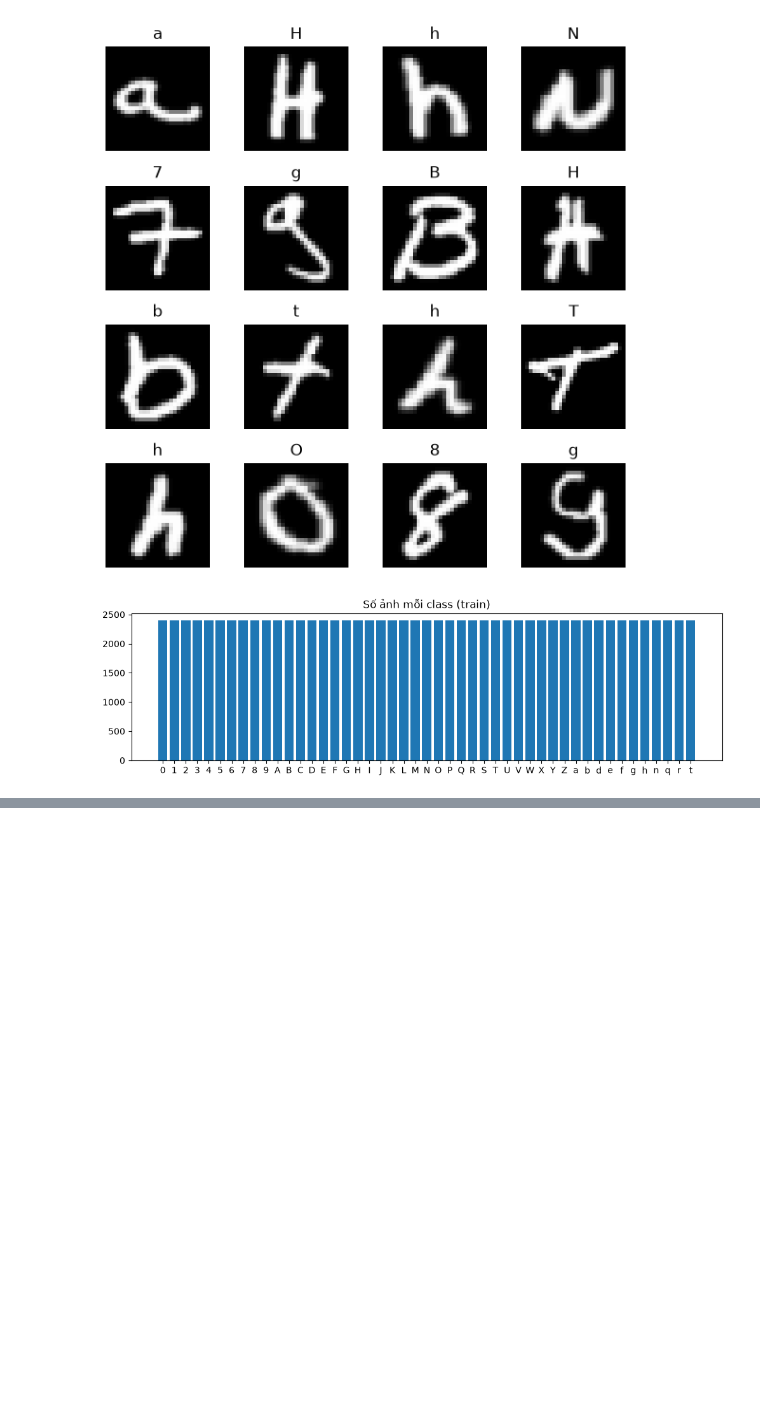
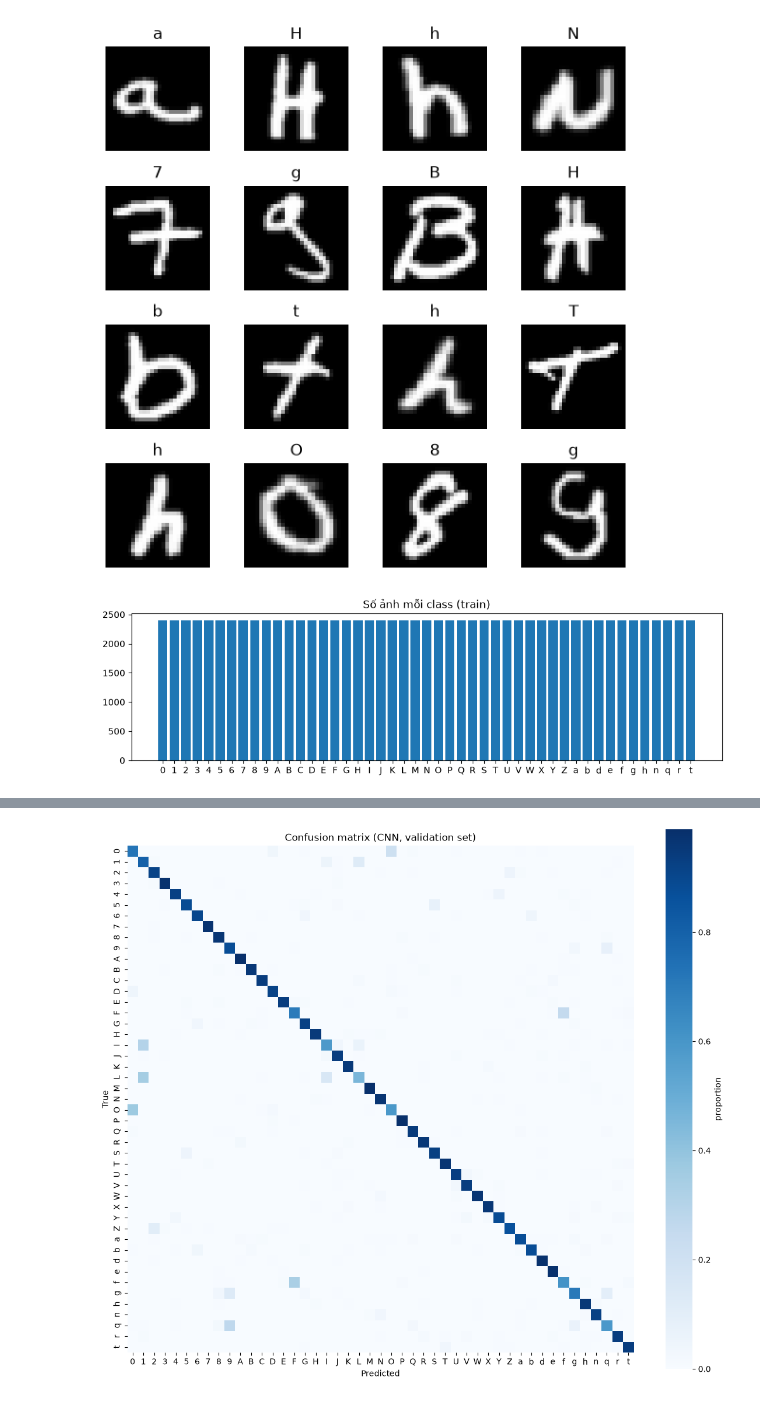
Before and after one commit to trungsyd2409/dl_gplyph_net, a Jupyter notebook: notebooks/01_glyphnet.ipynb, the cells around one changed output, grey strips where cells are left out. Saved outputs shown, nothing was run; the diff lists cells and outputs as text; code cells hidden in the pictures; blank space fills up the shorter version.

```diff
--- a/notebooks/01_glyphnet.ipynb
+++ b/notebooks/01_glyphnet.ipynb
@@ -64,0 +301,33 @@ plt.show()
+# %%
+import numpy as np
+
+@torch.no_grad()
+def predict_all(model, loader):
+    model.eval()
+    ys, ps, cs = [], [], []
+    for x, y in loader:
+        probs = torch.softmax(model(x.to(device)), dim=1)
+        conf, pred = probs.max(dim=1)
+        ys.append(y); ps.append(pred.cpu()); cs.append(conf.cpu())
+    return torch.cat(ys).numpy(), torch.cat(ps).numpy(), torch.cat(cs).numpy()
+# %%
+from scipy.stats import chi2
+
+def acc_ci(y_true, y_pred, z=1.96):
+    n = len(y_true)
+    p = (y_true == y_pred).mean()
+    se = np.sqrt(p * (1 - p) / n)
+    return p, p - z * se, p + z * se
+
+yv, pv_mlp, cv_mlp = predict_all(mlp_best, val_loader)
+_,  pv_cnn, cv_cnn = predict_all(cnn_best, val_loader)
+
+for name, pred in [("MLP", pv_mlp), ("CNN", pv_cnn)]:
+    p, lo, hi = acc_ci(yv, pred)
+    print(f"{name}: accuracy {p:.4f} | 95% CI [{lo:.4f}, {hi:.4f}]")
+
+ok_mlp, ok_cnn = (pv_mlp == yv), (pv_cnn == yv)
+b = (ok_mlp & ~ok_cnn).sum()     # MLP dung, CNN sai
+c = (~ok_mlp & ok_cnn).sum()     # MLP sai, CNN dung
+stat = (abs(b - c) - 1) ** 2 / (b + c)
+print(f"b={b}, c={c}, chi2={stat:.1f}, p-value={chi2.sf(stat, 1):.2e}")
@@ -64,0 +360,14 @@ plt.show()
+# %%
+import seaborn as sns
+
+cm = confusion_matrix(yv, pv_cnn, labels=range(47))
+cm_norm = cm / cm.sum(axis=1, keepdims=True)
+
+plt.figure(figsize=(14, 12))
+sns.heatmap(cm_norm, xticklabels=classes, yticklabels=classes,
+            cmap="Blues", square=True, cbar_kws={"label": "proportion"})
+plt.xlabel("Predicted"); plt.ylabel("True")
+plt.title("Confusion matrix (CNN, validation set)")
+plt.show()
+# %% [output]
+[figure, added]
```
Also changed, not shown: parts of 18 cells of this notebook.
